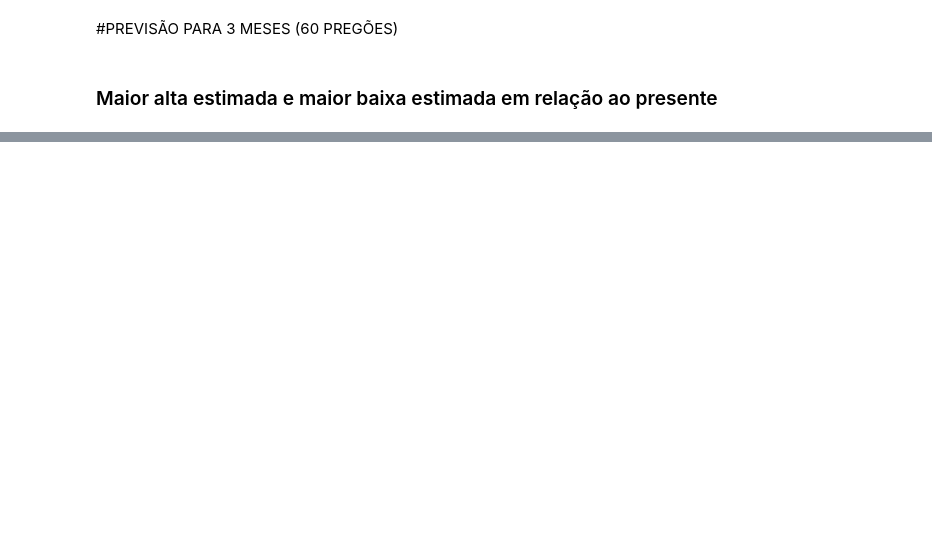
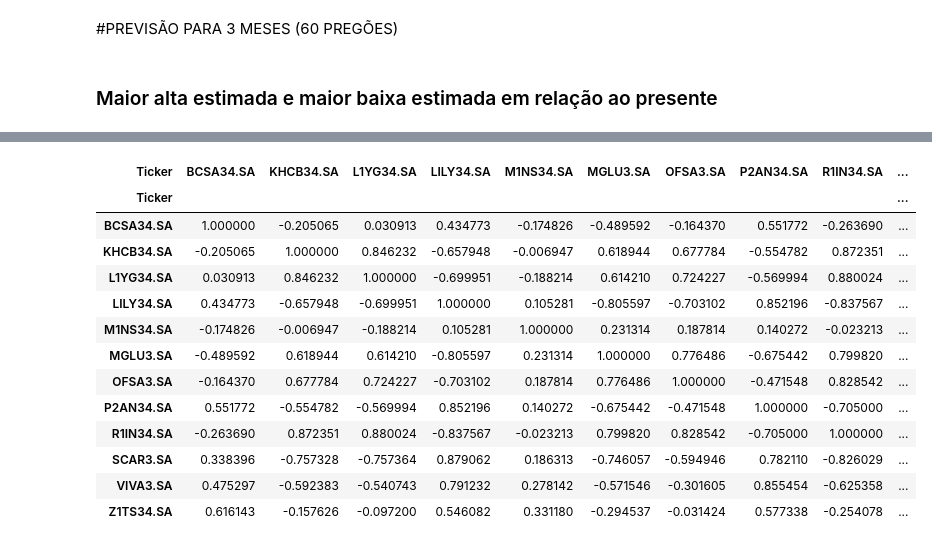
Before and after one commit to gabrielfea/previsaoacoes, a Jupyter notebook: analise_modelo_pred_acoes.ipynb, the cells around one changed output, grey strips where cells are left out. Drawn from its saved outputs; the diff is of its cells as text; code cells hidden in the pictures; blank space fills up the shorter version.

```diff
--- a/analise_modelo_pred_acoes.ipynb
+++ b/analise_modelo_pred_acoes.ipynb
@@ -321,0 +371,25 @@ Alta estimada: 13.78 %
+# %%
+analise_sugestoes_df = pd.DataFrame(data["Close"])
+# %%
+analise_sugestoes_df.reset_index(inplace=True)
+# %%
+analise_sugestoes_df.set_index("Date",inplace=True)
+# %%
+coor = analise_sugestoes_df.pivot_table(index="Date",columns="Ticker",values="Close").corr()
+# %%
+coor.style.background_gradient(cmap='coolwarm')
+# %% [output]
+| Ticker | BCSA34.SA | KHCB34.SA | L1YG34.SA | LILY34.SA | M1NS34.SA | MGLU3.SA | OFSA3.SA | P2AN34.SA | R1IN34.SA | ... |
+| Ticker |  |  |  |  |  |  |  |  |  | ... |
+| BCSA34.SA | 1.000000 | -0.205065 | 0.030913 | 0.434773 | -0.174826 | -0.489592 | -0.164370 | 0.551772 | -0.263690 | ... |
+| KHCB34.SA | -0.205065 | 1.000000 | 0.846232 | -0.657948 | -0.006947 | 0.618944 | 0.677784 | -0.554782 | 0.872351 | ... |
+| L1YG34.SA | 0.030913 | 0.846232 | 1.000000 | -0.699951 | -0.188214 | 0.614210 | 0.724227 | -0.569994 | 0.880024 | ... |
+| LILY34.SA | 0.434773 | -0.657948 | -0.699951 | 1.000000 | 0.105281 | -0.805597 | -0.703102 | 0.852196 | -0.837567 | ... |
+| M1NS34.SA | -0.174826 | -0.006947 | -0.188214 | 0.105281 | 1.000000 | 0.231314 | 0.187814 | 0.140272 | -0.023213 | ... |
+| MGLU3.SA | -0.489592 | 0.618944 | 0.614210 | -0.805597 | 0.231314 | 1.000000 | 0.776486 | -0.675442 | 0.799820 | ... |
+| OFSA3.SA | -0.164370 | 0.677784 | 0.724227 | -0.703102 | 0.187814 | 0.776486 | 1.000000 | -0.471548 | 0.828542 | ... |
+| P2AN34.SA | 0.551772 | -0.554782 | -0.569994 | 0.852196 | 0.140272 | -0.675442 | -0.471548 | 1.000000 | -0.705000 | ... |
+| R1IN34.SA | -0.263690 | 0.872351 | 0.880024 | -0.837567 | -0.023213 | 0.799820 | 0.828542 | -0.705000 | 1.000000 | ... |
+| SCAR3.SA | 0.338396 | -0.757328 | -0.757364 | 0.879062 | 0.186313 | -0.746057 | -0.594946 | 0.782110 | -0.826029 | ... |
+| VIVA3.SA | 0.475297 | -0.592383 | -0.540743 | 0.791232 | 0.278142 | -0.571546 | -0.301605 | 0.855454 | -0.625358 | ... |
+| Z1TS34.SA | 0.616143 | -0.157626 | -0.097200 | 0.546082 | 0.331180 | -0.294537 | -0.031424 | 0.577338 | -0.254078 | ... |
```
Also changed, not shown: parts of 4 cells of this notebook.
